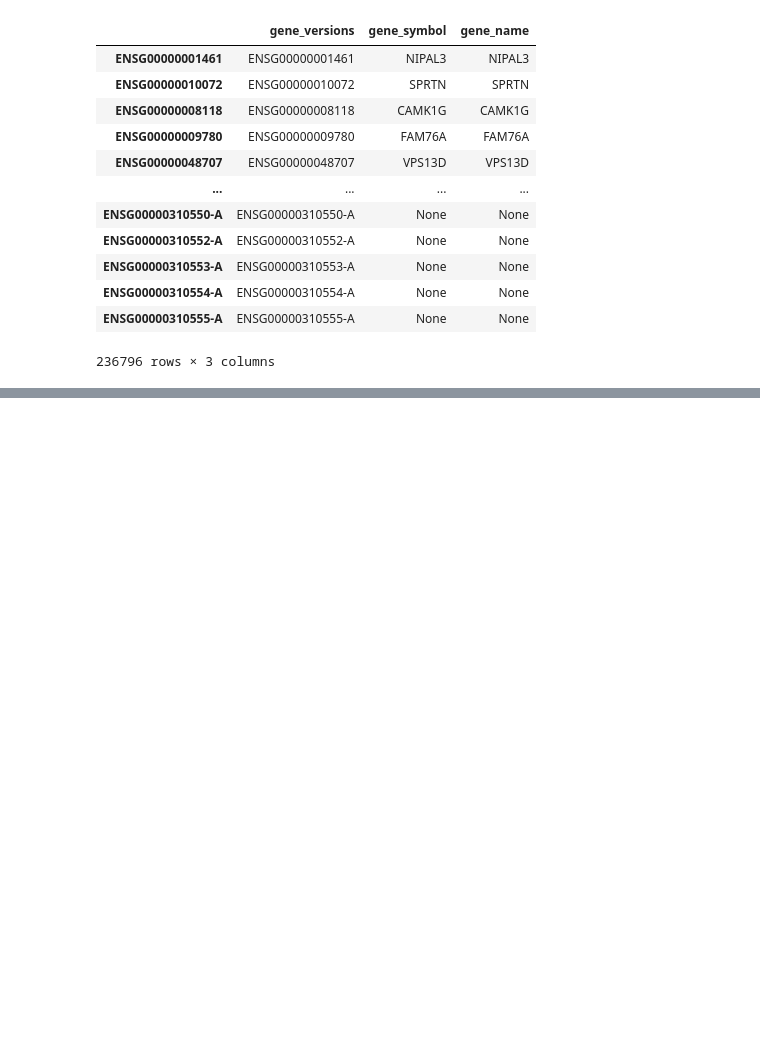
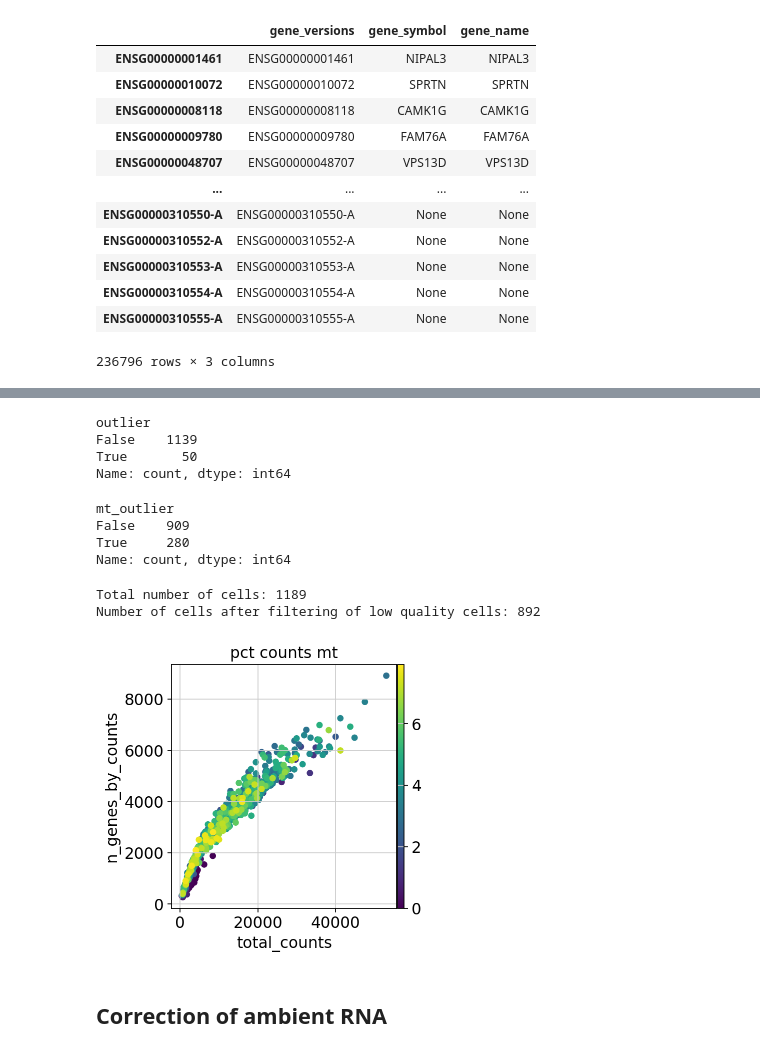
Before and after one commit to PhilipPeffer/scRNA-seq-analysis, a Jupyter notebook: preprocessing_visualization/quality_control.ipynb, the cells around one changed output, grey strips where cells are left out. Drawn from its saved outputs; the diff is of its cells as text; code cells hidden in the pictures; blank space fills up the shorter version.

```diff
--- a/preprocessing_visualization/quality_control.ipynb
+++ b/preprocessing_visualization/quality_control.ipynb
@@ -119,0 +156,49 @@ gene_df
+# %%
+# Outlier thresholding based on median absolute deviations (MADs)
+def is_outlier(adata, metric: str, nmads: int):
+    M = adata.obs[metric]
+    outlier = (M < np.median(M) - nmads * median_abs_deviation(M)) | (
+        np.median(M) + nmads * median_abs_deviation(M) < M
+    )
+    return outlier
+# %%
+# apply this function to the log1p_total_counts, log1p_n_genes_by_counts and
+# pct_counts_in_top_20_genes QC covariates each with a threshold of 5 MADs
+adata.obs["outlier"] = (
+    is_outlier(adata, "log1p_total_counts", 5)
+    | is_outlier(adata, "log1p_n_genes_by_counts", 5)
+    | is_outlier(adata, "pct_counts_in_top_20_genes", 5)
+)
+adata.obs.outlier.value_counts()
+# %% [output]
+outlier
+False    1139
+True       50
+Name: count, dtype: int64
+# %%
+# Mark cells with % mitochondrial counts > 3 MADs
+# or mitochondrial counts > 8%
+adata.obs["mt_outlier"] = is_outlier(adata, "pct_counts_mt", 3) | (
+    adata.obs["pct_counts_mt"] > 8
+)
+adata.obs.mt_outlier.value_counts()
+# %% [output]
+mt_outlier
+False    909
+True     280
+Name: count, dtype: int64
+# %%
+# filter our AnnData object based on these two additional columns
+print(f"Total number of cells: {adata.n_obs}")
+adata = adata[(~adata.obs.outlier) & (~adata.obs.mt_outlier)].copy()
+
+print(f"Number of cells after filtering of low quality cells: {adata.n_obs}")
+# %% [output]
+Total number of cells: 1189
+Number of cells after filtering of low quality cells: 892
+# %%
+p1 = sc.pl.scatter(adata, "total_counts", "n_genes_by_counts", color="pct_counts_mt")
+# %% [output]
+[figure, added]
+# %% [markdown]
+## Correction of ambient RNA
```
Also changed, not shown: parts of 26 cells of this notebook.
